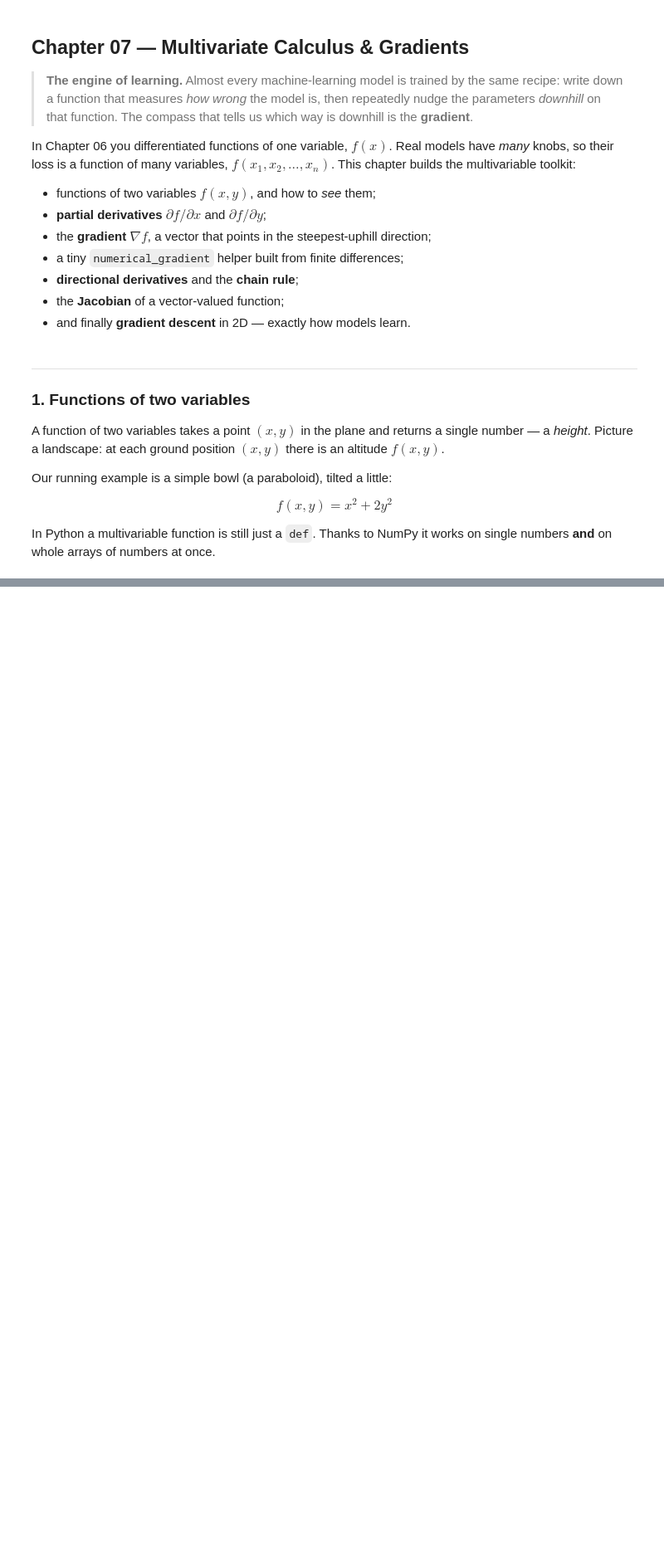
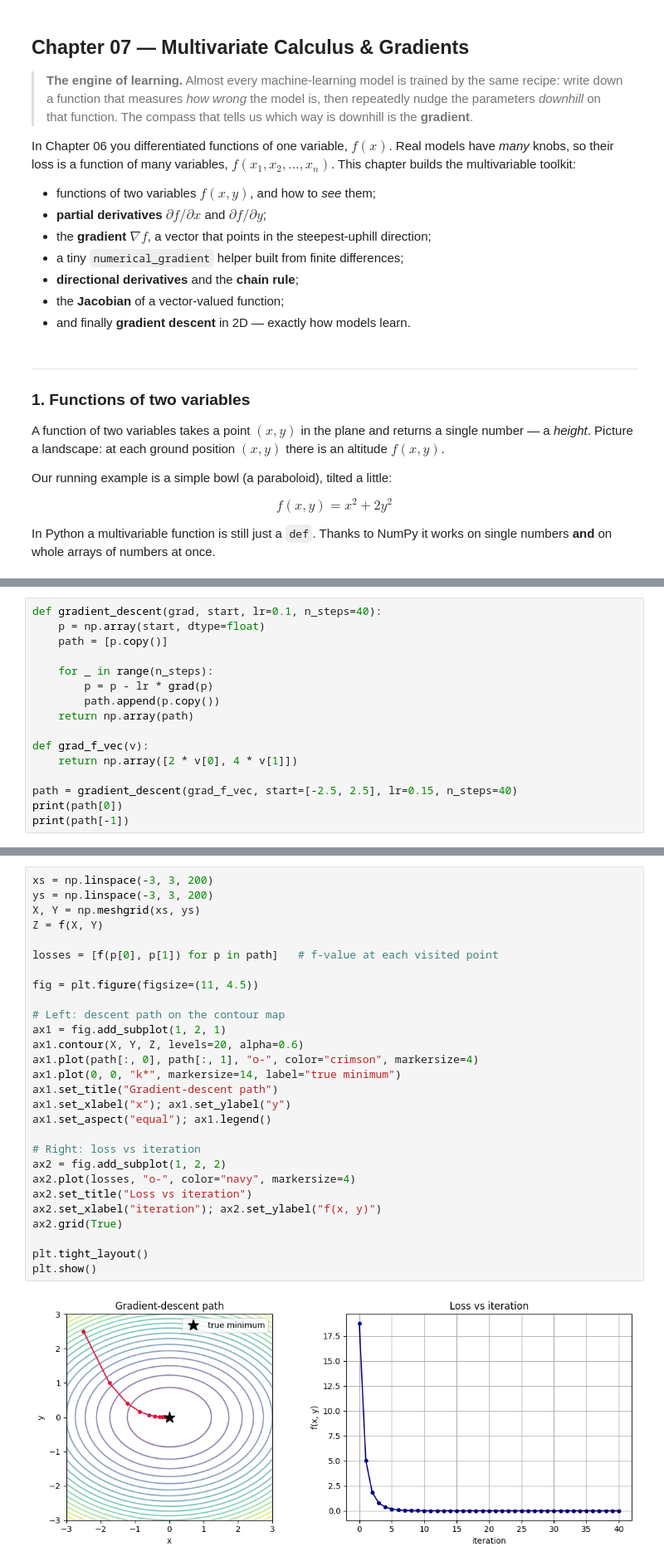
Before and after one commit to JayZeus999/Math-For-ML, a Jupyter notebook: cto-school/07_gradients.ipynb, the cells around one changed output, grey strips where cells are left out. Shown at 83% size. Saved outputs shown, nothing was run; the diff lists cells and outputs as text; blank space fills up the shorter version.

```diff
--- a/cto-school/07_gradients.ipynb
+++ b/cto-school/07_gradients.ipynb
@@ -39,0 +446,16 @@ works on single numbers **and** on whole arrays of numbers at once.
+# %%
+def gradient_descent(grad, start, lr=0.1, n_steps=40):
+    p = np.array(start, dtype=float)
+    path = [p.copy()]
+
+    for _ in range(n_steps):
+        p = p - lr * grad(p)
+        path.append(p.copy())
+    return np.array(path)
+
+def grad_f_vec(v):
+    return np.array([2 * v[0], 4 * v[1]])
+
+path = gradient_descent(grad_f_vec, start=[-2.5, 2.5], lr=0.15, n_steps=40)
+print(path[0])
+print(path[-1])
@@ -39,0 +472,30 @@ works on single numbers **and** on whole arrays of numbers at once.
+# %%
+xs = np.linspace(-3, 3, 200)
+ys = np.linspace(-3, 3, 200)
+X, Y = np.meshgrid(xs, ys)
+Z = f(X, Y)
+
+losses = [f(p[0], p[1]) for p in path]   # f-value at each visited point
+
+fig = plt.figure(figsize=(11, 4.5))
+
+# Left: descent path on the contour map
+ax1 = fig.add_subplot(1, 2, 1)
+ax1.contour(X, Y, Z, levels=20, alpha=0.6)
+ax1.plot(path[:, 0], path[:, 1], "o-", color="crimson", markersize=4)
+ax1.plot(0, 0, "k*", markersize=14, label="true minimum")
+ax1.set_title("Gradient-descent path")
+ax1.set_xlabel("x"); ax1.set_ylabel("y")
+ax1.set_aspect("equal"); ax1.legend()
+
+# Right: loss vs iteration
+ax2 = fig.add_subplot(1, 2, 2)
+ax2.plot(losses, "o-", color="navy", markersize=4)
+ax2.set_title("Loss vs iteration")
+ax2.set_xlabel("iteration"); ax2.set_ylabel("f(x, y)")
+ax2.grid(True)
+
+plt.tight_layout()
+plt.show()
+# %% [output]
+[figure, added]
```
Also changed, not shown: parts of 35 cells of this notebook.
